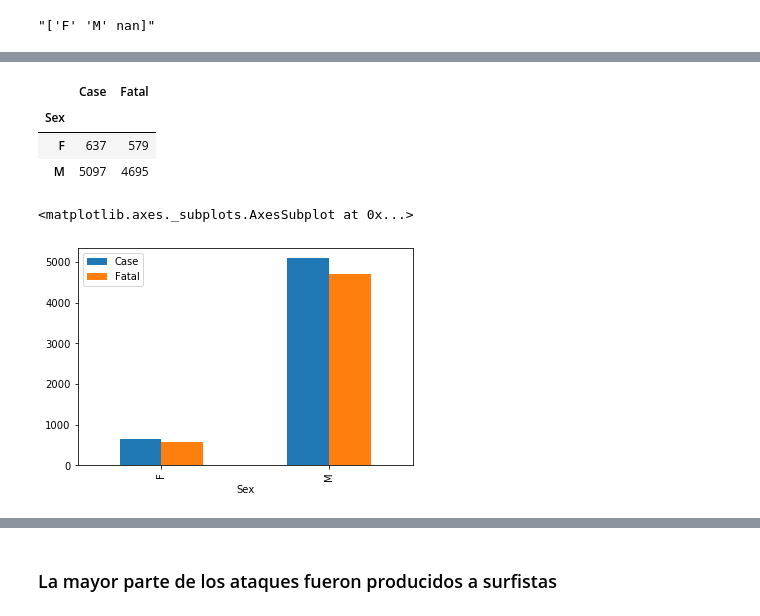
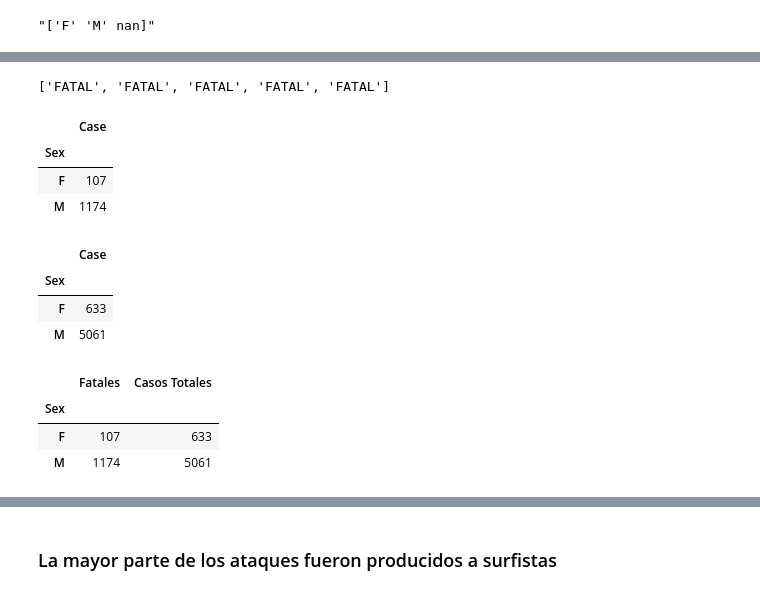
Before and after one commit to silviaherf/data-cleaning-pandas, a Jupyter notebook: Sharks_analysis.ipynb, the cells around one changed output, grey strips where cells are left out. Drawn from its saved outputs; the diff is of its cells as text; code cells hidden in the pictures.

Commit message:
Hipotesis fatales y sexo terminada. Falta depurar más los fatales

```diff
--- a/Sharks_analysis.ipynb
+++ b/Sharks_analysis.ipynb
@@ -272,0 +330,2 @@ genero
+# %%
+df_clean['Fatal'][285]='N'
@@ -272,0 +346,2 @@ genero
+# %%
+df_clean['Fatal'][786]='N'
@@ -272,0 +357,3 @@ genero
+# %%
+df_clean['Fatal']=df_clean.Fatal.str.replace(r"y",'Y')
+df_clean['Fatal'].value_counts()
@@ -272,0 +386,4 @@ genero
+# %%
+df_clean=df_clean[~df_clean['Fatal'].isin(['UNKNOWN'])]
+df_clean
+#Como veo que hay menos valores de fatal que en el dataFrame, voy a buscar los valores nulos
@@ -272,0 +421,4 @@ genero
+# %%
+re.findall(r"FATAL*",str(df_clean['Injury']))
+# %% [output]
+['FATAL', 'FATAL', 'FATAL', 'FATAL', 'FATAL']
@@ -273,11 +427,25 @@ genero
+# %%
+tabla_fatal=tabla_fatal.groupby("Sex").agg({"Case":"count"})
+display(tabla_fatal)
+# %% [output]
+|  | Case |
+| Sex |  |
+| F | 107 |
+| M | 1174 |
 # %%
-tabla_sexo=df_clean.groupby("Sex").agg({"Case":"count","Fatal":"count"})
+tabla_sexo=df_clean.groupby("Sex").agg({"Case":"count"})
 display(tabla_sexo)
-tabla_sexo.plot.bar()
 # %% [output]
-|  | Case | Fatal |
-| Sex |  |  |
-| F | 637 | 579 |
-| M | 5097 | 4695 |
+|  | Case |
+| Sex |  |
+| F | 633 |
+| M | 5061 |
-<matplotlib.axes._subplots.AxesSubplot at 0x...>
-[figure, removed]
+# %%
+tablas= pd.concat([tabla_fatal,tabla_sexo], axis=1)
+tablas.columns = ["Fatales","Casos Totales"]
+tablas
+# %% [output]
+|  | Fatales | Casos Totales |
+| Sex |  |  |
+| F | 107 | 633 |
+| M | 1174 | 5061 |
```
Also changed, not shown: parts of 26 cells of this notebook, 1 other file.
